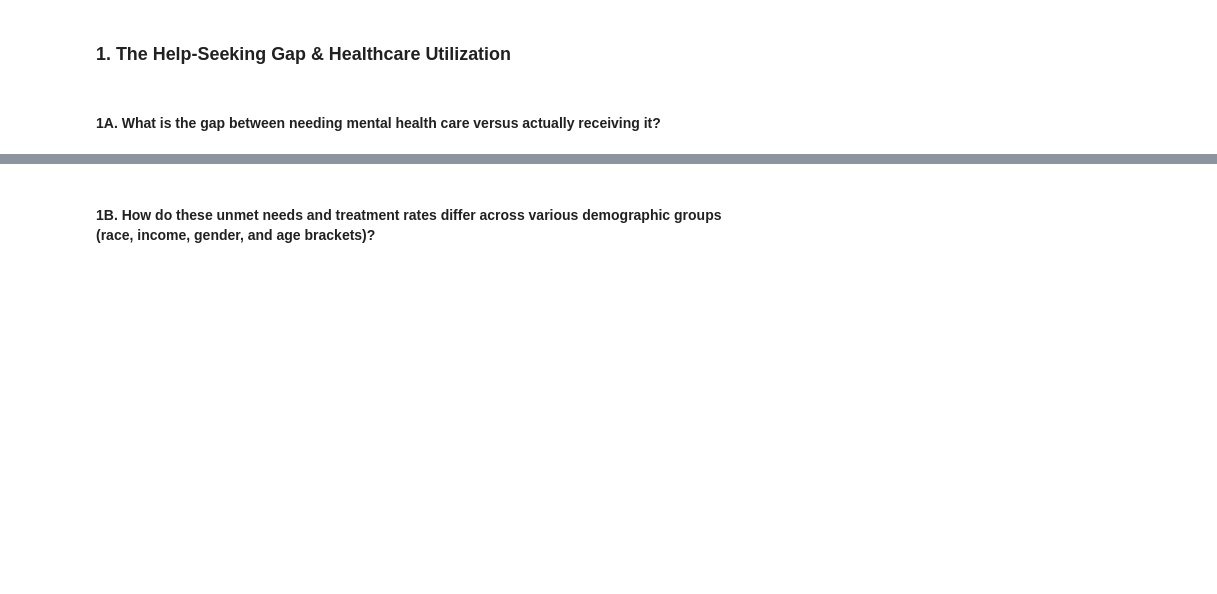
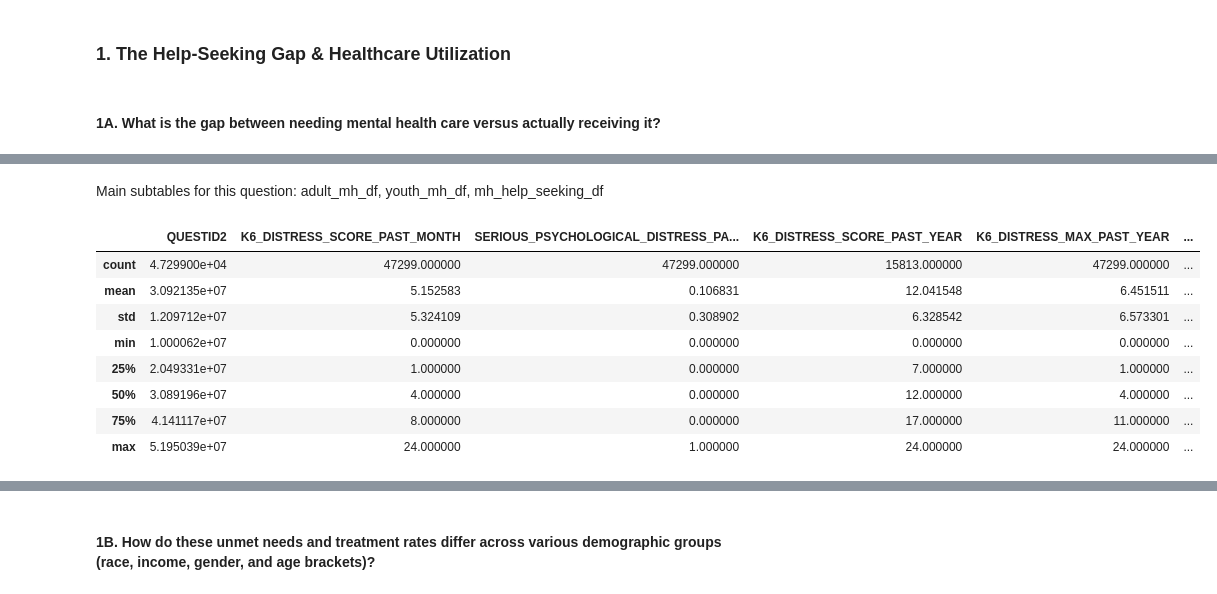
Before and after one commit to infunibuley/infunibuley.github.io, a Jupyter notebook: data/projects/nsduh-eda/nsduh-eda.ipynb, the cells around one changed output, grey strips where cells are left out. Drawn from its saved outputs; the diff is of its cells as text; code cells hidden in the pictures; blank space fills up the shorter version.

```diff
--- a/data/projects/nsduh-eda/nsduh-eda.ipynb
+++ b/data/projects/nsduh-eda/nsduh-eda.ipynb
@@ -247,0 +475,11 @@ adult_mental_health_df
+# %%
+adult_mh_df.drop(columns={
+    'K6_WORST_MONTH_DISTRESS',
+    'WHODAS_DISABILITY_SCORE',
+    'SERIOUS_MENTAL_ILLNESS_PREDICTION_PROBABILITY',
+    'SEVERE_MODERATE_MILD_ILLNESS_PAST_YEAR',
+    'MODERATE_MENTAL_ILLNESS_PAST_YEAR',
+    'MILD_MENTAL_ILLNESS_PAST_YEAR',
+    'LESS_THAN_MODERATE_MENTAL_ILLNESS',
+    'GAD_MODERATE_SEVERITY_LEVEL'
+    }, inplace=True)
@@ -247,0 +502,6 @@ adult_mental_health_df
+# %%
+adult_mh_df.dropna(
+    subset=[col for col in adult_mh_df.columns if col != 'QUESTID2'],
+    how='all',
+    inplace=True
+)
@@ -343,0 +1242,14 @@ no_treatment_df
+# %% [markdown]
+Main subtables for this question: adult_mh_df, youth_mh_df, mh_help_seeking_df
+# %%
+adult_mh_df.describe()
+# %% [output]
+|  | QUESTID2 | K6_DISTRESS_SCORE_PAST_MONTH | SERIOUS_PSYCHOLOGICAL_DISTRESS_PA... | K6_DISTRESS_SCORE_PAST_YEAR | K6_DISTRESS_MAX_PAST_YEAR | ... |
+| count | 4.729900e+04 | 47299.000000 | 47299.000000 | 15813.000000 | 47299.000000 | ... |
+| mean | 3.092135e+07 | 5.152583 | 0.106831 | 12.041548 | 6.451511 | ... |
+| std | 1.209712e+07 | 5.324109 | 0.308902 | 6.328542 | 6.573301 | ... |
+| min | 1.000062e+07 | 0.000000 | 0.000000 | 0.000000 | 0.000000 | ... |
+| 25% | 2.049331e+07 | 1.000000 | 0.000000 | 7.000000 | 1.000000 | ... |
+| 50% | 3.089196e+07 | 4.000000 | 0.000000 | 12.000000 | 4.000000 | ... |
+| 75% | 4.141117e+07 | 8.000000 | 0.000000 | 17.000000 | 11.000000 | ... |
+| max | 5.195039e+07 | 24.000000 | 1.000000 | 24.000000 | 24.000000 | ... |
```
Also changed, not shown: parts of 65 cells of this notebook.
